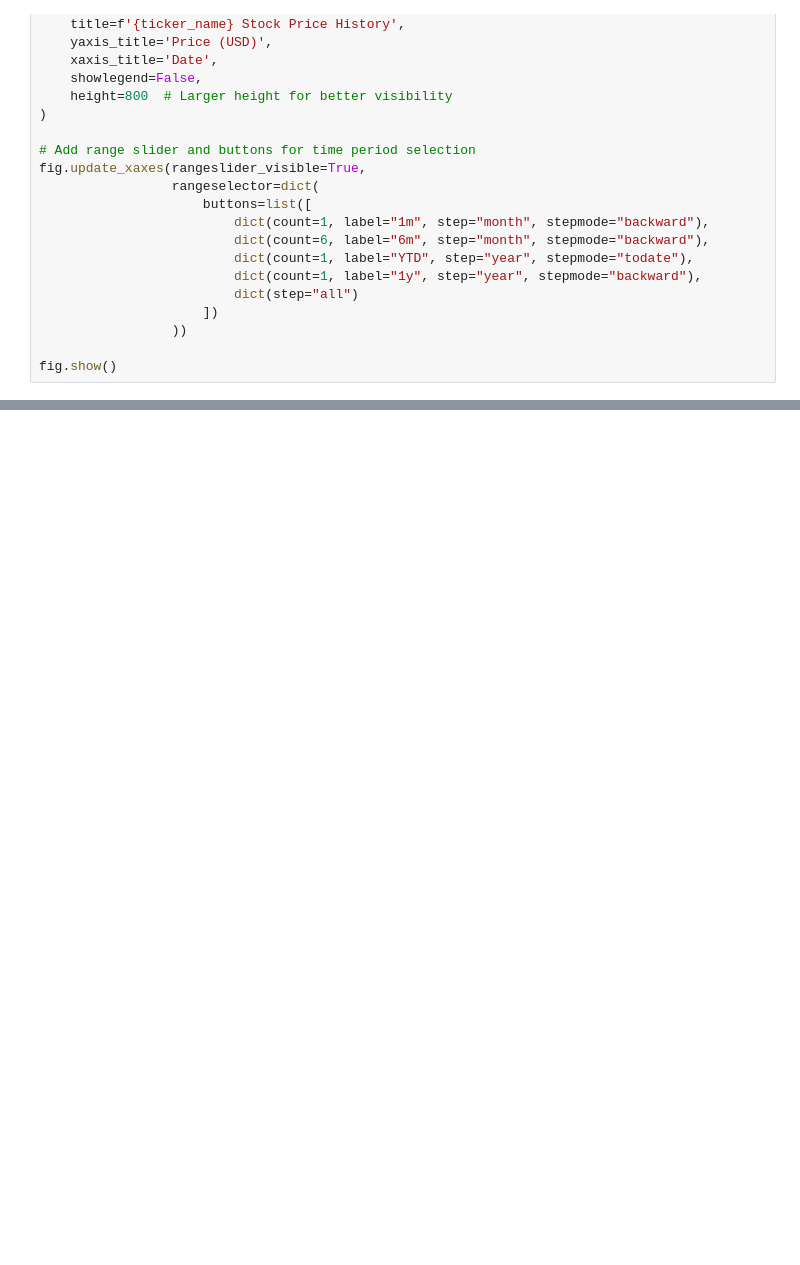
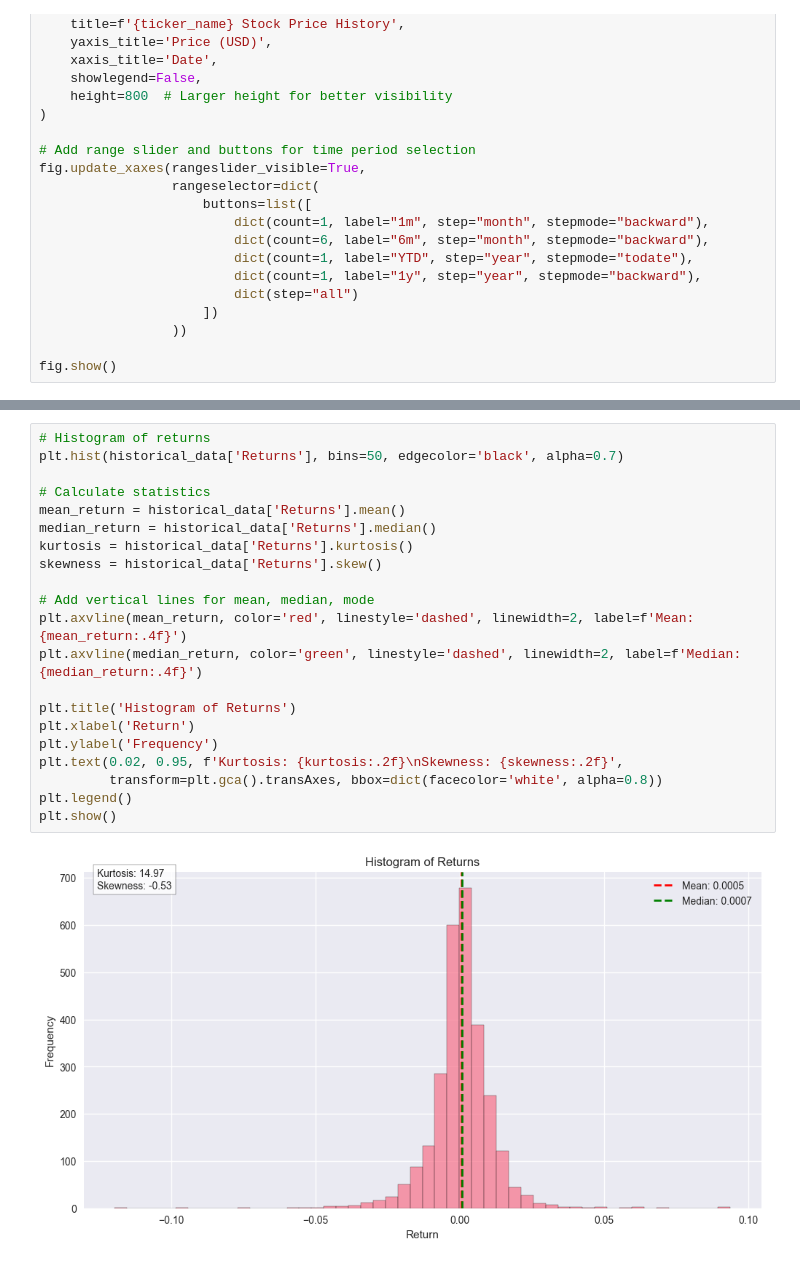
Before and after one commit to FrostNT1/Portfolio-Optimization, a Jupyter notebook: notebooks/01_candlestick-exploration.ipynb, the cells around one changed output, grey strips where cells are left out. Cells and saved outputs as stored; diff of their text form; blank space fills up the shorter version.

Commit message:
some more candlestick plots

```diff
--- a/notebooks/01_candlestick-exploration.ipynb
+++ b/notebooks/01_candlestick-exploration.ipynb
@@ -75,0 +142,23 @@ fig.show()
+# %%
+# Histogram of returns
+plt.hist(historical_data['Returns'], bins=50, edgecolor='black', alpha=0.7)
+
+# Calculate statistics
+mean_return = historical_data['Returns'].mean()
+median_return = historical_data['Returns'].median()
+kurtosis = historical_data['Returns'].kurtosis()
+skewness = historical_data['Returns'].skew()
+
+# Add vertical lines for mean, median, mode
+plt.axvline(mean_return, color='red', linestyle='dashed', linewidth=2, label=f'Mean: {mean_return:.4f}')
+plt.axvline(median_return, color='green', linestyle='dashed', linewidth=2, label=f'Median: {median_return:.4f}')
+
+plt.title('Histogram of Returns')
+plt.xlabel('Return')
+plt.ylabel('Frequency')
+plt.text(0.02, 0.95, f'Kurtosis: {kurtosis:.2f}\nSkewness: {skewness:.2f}',
+         transform=plt.gca().transAxes, bbox=dict(facecolor='white', alpha=0.8))
+plt.legend()
+plt.show()
+# %% [output]
+[figure, added]
```
Also changed, not shown: parts of 3 cells of this notebook.
